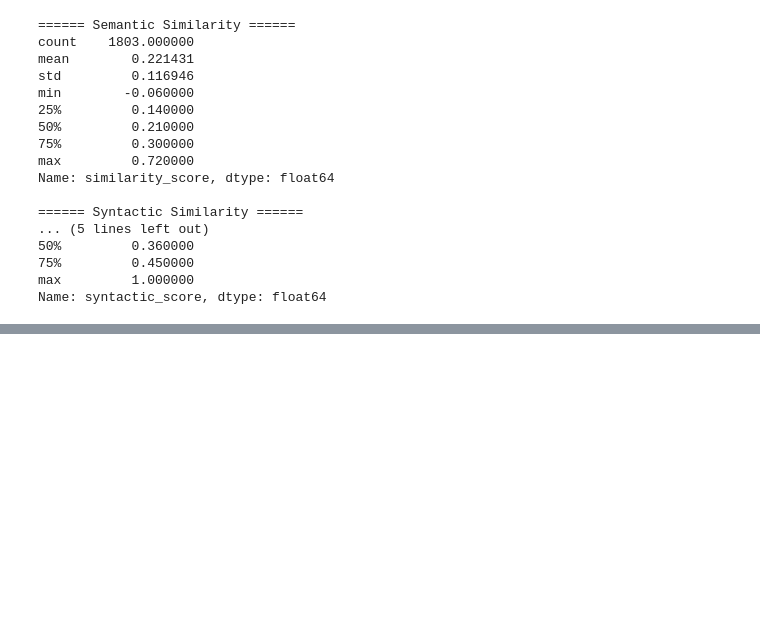
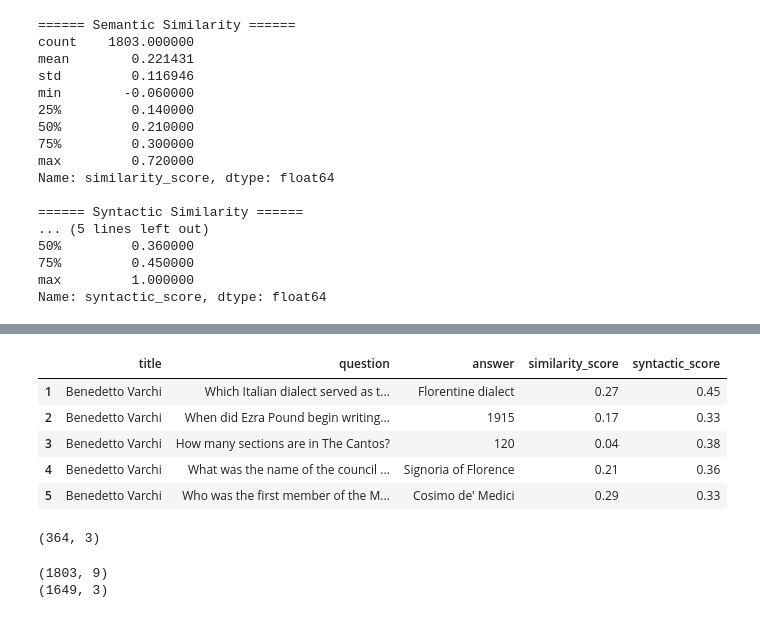
Before and after one commit to praveensonu/emnlp25, a Jupyter notebook: semantic_syntactic.ipynb, the cells around one changed output, grey strips where cells are left out. Drawn from its saved outputs; the diff is of its cells as text; code cells hidden in the pictures; blank space fills up the shorter version.

```diff
--- a/semantic_syntactic.ipynb
+++ b/semantic_syntactic.ipynb
@@ -154,0 +581,4 @@ retain_20_1.to_csv("retain_20_1.csv", index=False)
+# %%
+retain_75 = df[
+    (df["similarity_score"] < semantic_75.item()) | (df["syntactic_score"] < syntactic_75.item())
+][["title","question_retain", "answer_retain", "similarity_score", "syntactic_score"]].rename(columns={"question_retain": "question", "answer_retain": "answer"})
@@ -154,0 +608,19 @@ retain_20_1.to_csv("retain_20_1.csv", index=False)
+# %%
+retain_75.head()
+# %% [output]
+|  | title | question | answer | similarity_score | syntactic_score |
+| 1 | Benedetto Varchi | Which Italian dialect served as t... | Florentine dialect | 0.27 | 0.45 |
+| 2 | Benedetto Varchi | When did Ezra Pound begin writing... | 1915 | 0.17 | 0.33 |
+| 3 | Benedetto Varchi | How many sections are in The Cantos? | 120 | 0.04 | 0.38 |
+| 4 | Benedetto Varchi | What was the name of the council ... | Signoria of Florence | 0.21 | 0.36 |
+| 5 | Benedetto Varchi | Who was the first member of the M... | Cosimo de' Medici | 0.29 | 0.33 |
+# %%
+retain_20_1.shape
+# %% [output]
+(364, 3)
+# %%
+
+print(retain_75.shape)
+# %% [output]
+(1803, 9)
+(1649, 3)
```
Also changed, not shown: parts of 44 cells of this notebook, 6 other files.
